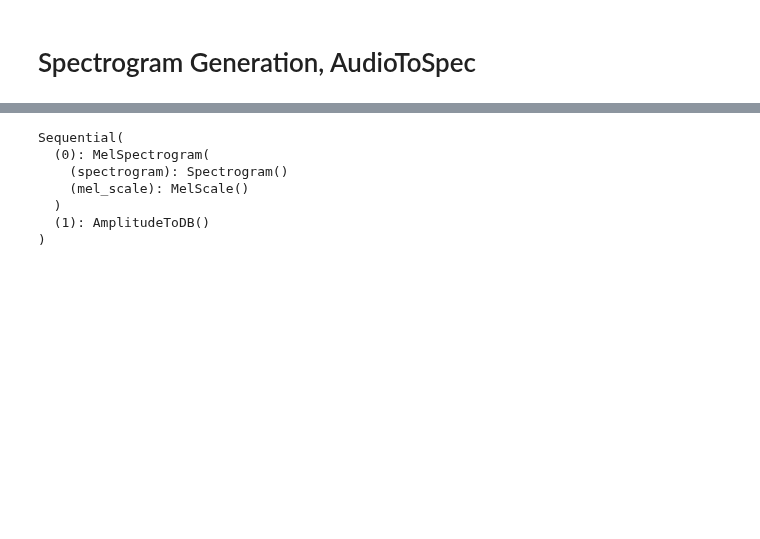
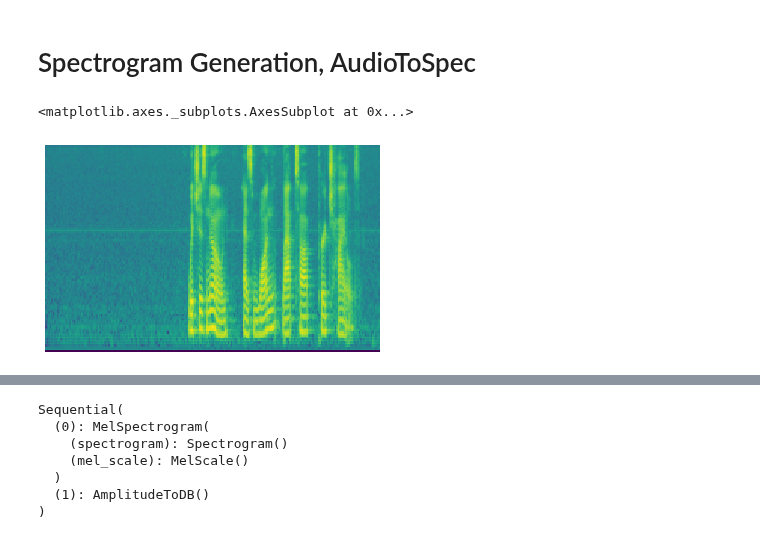
Before and after one commit to fastaudio/fastai2_audio, a Jupyter notebook: dev/70_audio_core.ipynb, the cells around one changed output, grey strips where cells are left out. Cells and saved outputs as stored; diff of their text form; code cells hidden in the pictures; blank space fills up the shorter version.

```diff
--- a/dev/70_audio_core.ipynb
+++ b/dev/70_audio_core.ipynb
@@ -356,8 +365,12 @@ oa = OpenAudio(files)
 item100 = oa.encodes(100)
 # %%
 # get a sg with weird settings for testing
-a2s = AudioToSpec(f_max=20000, hop_length=274)
+a2s = AudioToSpec(f_max=20000, n_mels=137)
 sg = a2s(item100)
+sg.show()
+# %% [output]
+<matplotlib.axes._subplots.AxesSubplot at 0x...>
+[figure, added]
 # %%
 sg.shape
 # %% [output]
```
Also changed, not shown: parts of 15 cells of this notebook.
